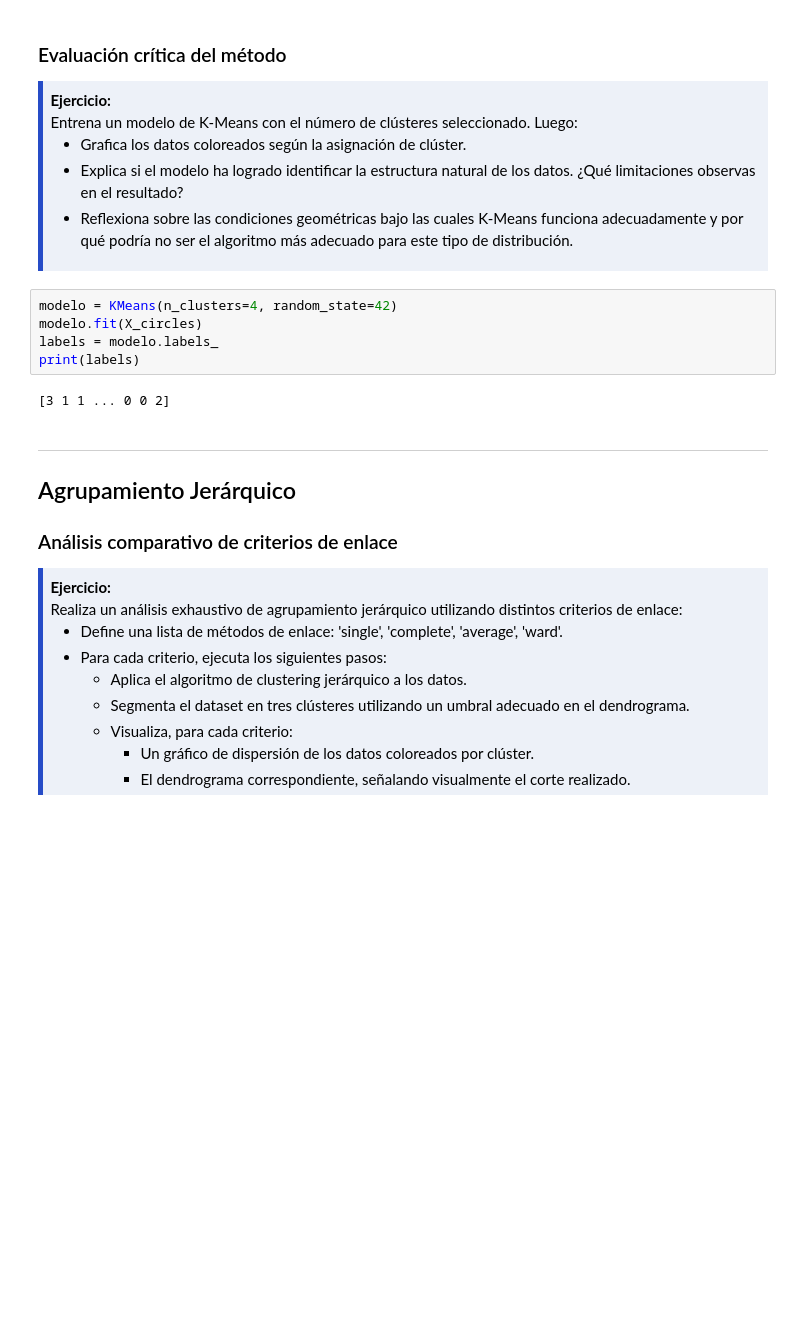
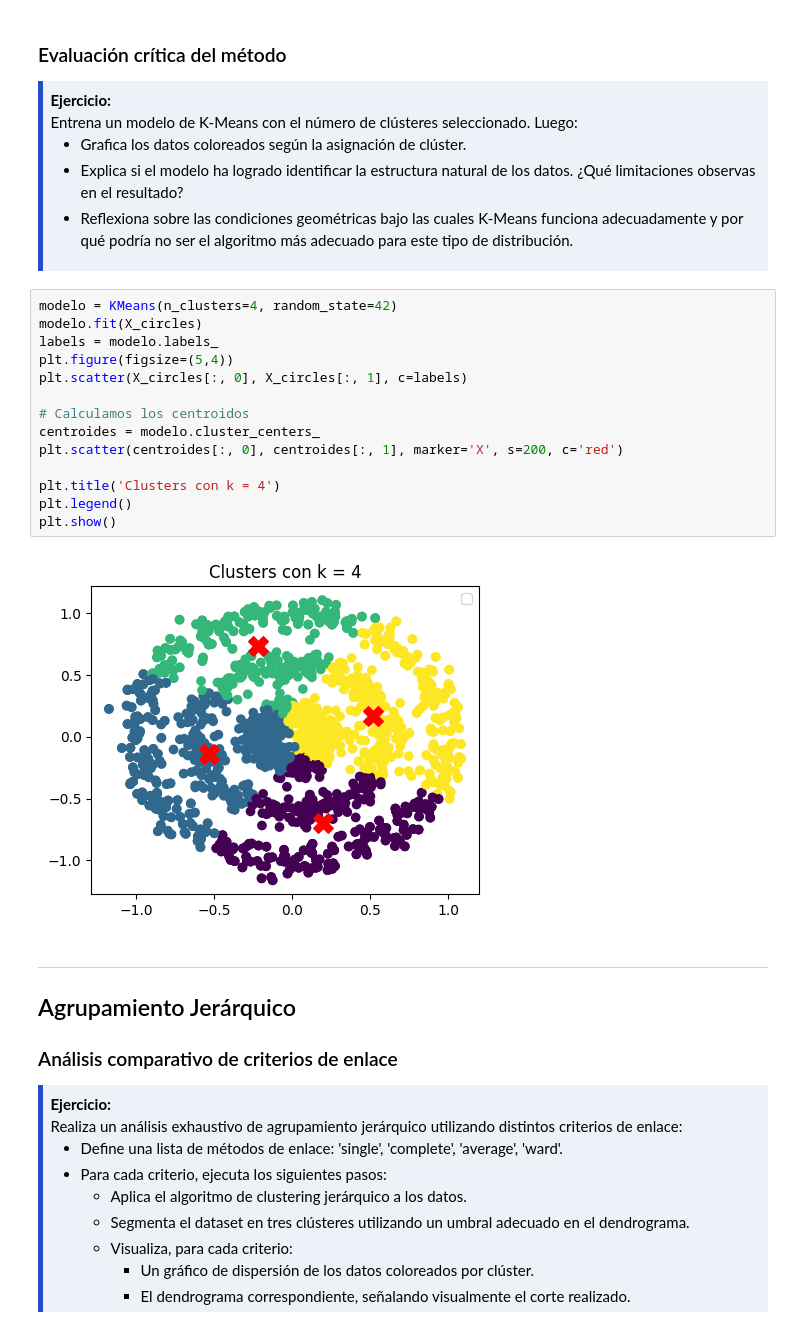
Before and after one commit to juanfercaicedo/AprendizajeAutomaticoInicial, a Jupyter notebook: Talleres/Taller01.ipynb, the cells around one changed output. Saved outputs shown, nothing was run; the diff lists cells and outputs as text; blank space fills up the shorter version.

Commit message:
Graficamos centroides

```diff
--- a/Talleres/Taller01.ipynb
+++ b/Talleres/Taller01.ipynb
@@ -124,13 +124,22 @@ Entrena un modelo de K-Means con el número de clústeres seleccionado. Luego:
 <li>Reflexiona sobre las condiciones geométricas bajo las cuales K-Means funciona adecuadamente y por qué podría no ser el algoritmo más adecuado para este tipo de distribución.</li>
 </ul>
 </div>
-# %%
-modelo = KMeans(n_clusters=4, random_state=42)
-modelo.fit(X_circles)
-labels = modelo.labels_
-print(labels)
-# %% [output]
-[3 1 1 ... 0 0 2]
+# %%
+modelo = KMeans(n_clusters=4, random_state=42)
+modelo.fit(X_circles)
+labels = modelo.labels_
+plt.figure(figsize=(5,4))
+plt.scatter(X_circles[:, 0], X_circles[:, 1], c=labels)
+
+# Calculamos los centroidos
+centroides = modelo.cluster_centers_
+plt.scatter(centroides[:, 0], centroides[:, 1], marker='X', s=200, c='red')
+
+plt.title('Clusters con k = 4')
+plt.legend()
+plt.show()
+# %% [output]
+[figure, added]
 # %% [markdown]
 ---
 ## <font color='264CC7'> Agrupamiento Jerárquico</font>
```
